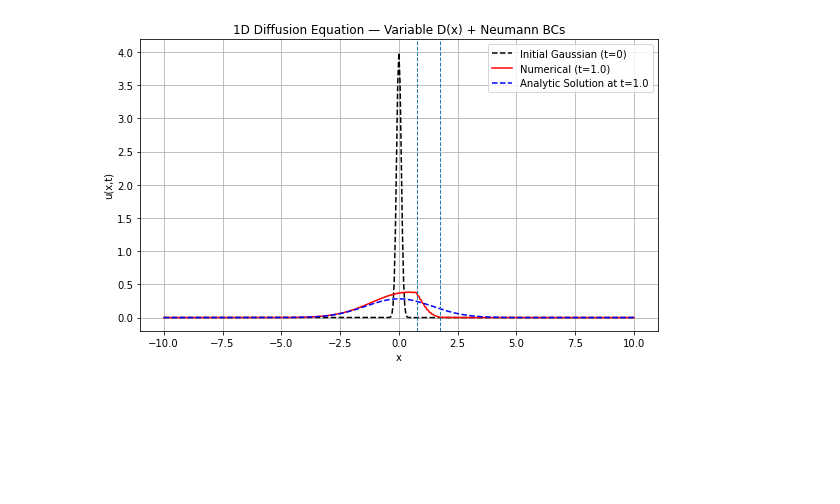
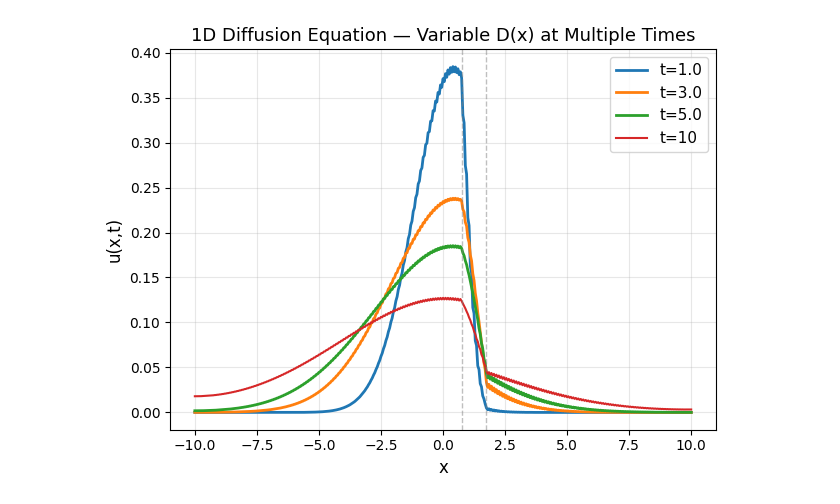
Before and after one commit to hinkleylg/Industrial-Project-1, a Jupyter notebook: Forward Euler + Centred Difference + Screen.ipynb, the cells around one changed output. Cells and saved outputs as stored; diff of their text form; code cells hidden in the pictures; blank space fills up the shorter version.

Commit message:
alpha changes

```diff
--- a/Forward Euler + Centred Difference + Screen.ipynb
+++ b/Forward Euler + Centred Difference + Screen.ipynb
@@ -1,23 +4,22 @@
 # %%
-import numpy as np
-import matplotlib.pyplot as plt
+# --- Implementation of Eulers method with CFD ---
 
 Nx_spaces = 400        # number of intervals
 L = 10
 Nx_points = Nx_spaces + 1
 x = np.linspace(-L, L, Nx_points)
 
-Nt_gaps = 30000
-T = 1.0
-Nt_points = Nt_gaps + 1
-t = np.linspace(0., T, Nt_points)
+N = 30000
+T = 10
+Nt_points = N + 1
+t = np.linspace(0, T, Nt_points)
 
 dx = x[1] - x[0]
 dt = t[1] - t[0]
 C = dt / (2 * dx)
 
 
-ix_screen = np.argmin(np.abs(x - 0.0))  # index closest to x=0
+#ix_screen = np.argmin(np.abs(x - 0.0))  # index closest to x=0
 
 
 # Diffusion coefficient
@@ -27,46 +29,73 @@ def make_D(x, alpha, w):
     return D
 
 
-D = make_D(x, 0.1, 1)
+alpha = 0.1
+
+D = make_D(x, alpha, 1)
 
 
 # Initial condition: Gaussian δ(x)
 sigma = 2 * dx
 u = (1 / np.sqrt(2 * np.pi * sigma**2)) * np.exp(-(x)**2 / (2 * sigma**2))
 u /= np.sum(u) * dx  # normalize mass
 u0 = u.copy()
 
+# Times to save and plot
+save_times = [1, 3, 5, 10]
+save_indices = [int(t_val / dt) for t_val in save_times]
+u_solutions = {}
+
 # Analytic Gaussian solution at time t = Nt*dt
-t_exact = Nt_gaps * dt
+t_exact = N * dt
 u_exact = (1 / np.sqrt(4 * np.pi * t_exact)) * np.exp(- (x**2) / (4 * t_exact))
 u_exact /= np.sum(u_exact) * dx   # normalize for fair comparison
 
 
 # Forward Euler time stepping
 F = np.zeros_like(D)
-for n in range(Nt_gaps):
+for n in range(N):
     u_new = u.copy()
     for j in range(1, Nx_points - 1):
         F[j] = D[j] * ((u[j+1] - u[j-1]) / (2 * dx) )
         u_new[j] = u[j] + C * (F[j+1] - F[j-1])
     # Neumann BCs
     u_new[0] = u_new[1]
     u_new[-1] = u_new[-2]
     u = u_new
 
+    # Save solutions at specified times
+    if n in save_indices:
+        u_solutions[n * dt] = u.copy()
 
-plt.figure(figsize=(8, 5))
-plt.plot(x, u0, 'k--', label='Initial Gaussian (t=0)')
-plt.plot(x, u, 'r-', label=f'Numerical (t={T})')
-plt.plot(x, u_exact, 'b--', label=f'Analytic Solution at t={T}')
-plt.axvline(x = 0.75, linestyle = '--', lw=1)
-plt.axvline(x = 1.75, linestyle = '--', lw=1)
-plt.xlabel('x')
-plt.ylabel('u(x,t)')
-plt.title('1D Diffusion Equation — Variable D(x) + Neumann BCs')
-plt.legend()
-plt.grid(True)
+actual_times = sorted(u_solutions.keys())
+
+for i, t_key in enumerate(actual_times):
+    plt.plot(x, u_solutions[t_key],
+             label=f't={t_key:.1f}', linewidth=2)
+plt.plot(x, u, label=f't={T}')
+plt.axvline(x=0.75, linestyle='--', color='gray', lw=1, alpha=0.5)
+plt.axvline(x=1.75, linestyle='--', color='gray', lw=1, alpha=0.5)
+plt.xlabel('x', fontsize=12)
+plt.ylabel('u(x,t)', fontsize=12)
+plt.title('1D Diffusion Equation — Variable D(x) at Multiple Times', fontsize=13)
+plt.legend(fontsize=11)
+plt.grid(True, alpha=0.3)
 plt.tight_layout()
 plt.show()
+
+
+# plt.figure(figsize=(8, 5))
+# #plt.plot(x, u0, 'k--', label='Initial Gaussian (t=0)')
+# plt.plot(x, u, 'r-', label=f'Numerical (t={T})')
+# #plt.plot(x, u_exact, 'b--', label=f'Analytic Solution at t={T}')
+# plt.axvline(x = 0.75, linestyle = '--', lw=1)
+# plt.axvline(x = 1.75, linestyle = '--', lw=1)
+# plt.xlabel('x')
+# plt.ylabel('u(x,t)')
+# plt.title('1D Diffusion Equation — Variable D(x) + Neumann BCs')
+# plt.legend()
+# plt.grid(True)
+# plt.tight_layout()
+# plt.show()
 # %% [output]
-[figure, old version]
+[figure, new version]
```
Also changed, not shown: parts of 2 cells of this notebook, 1 other file.
